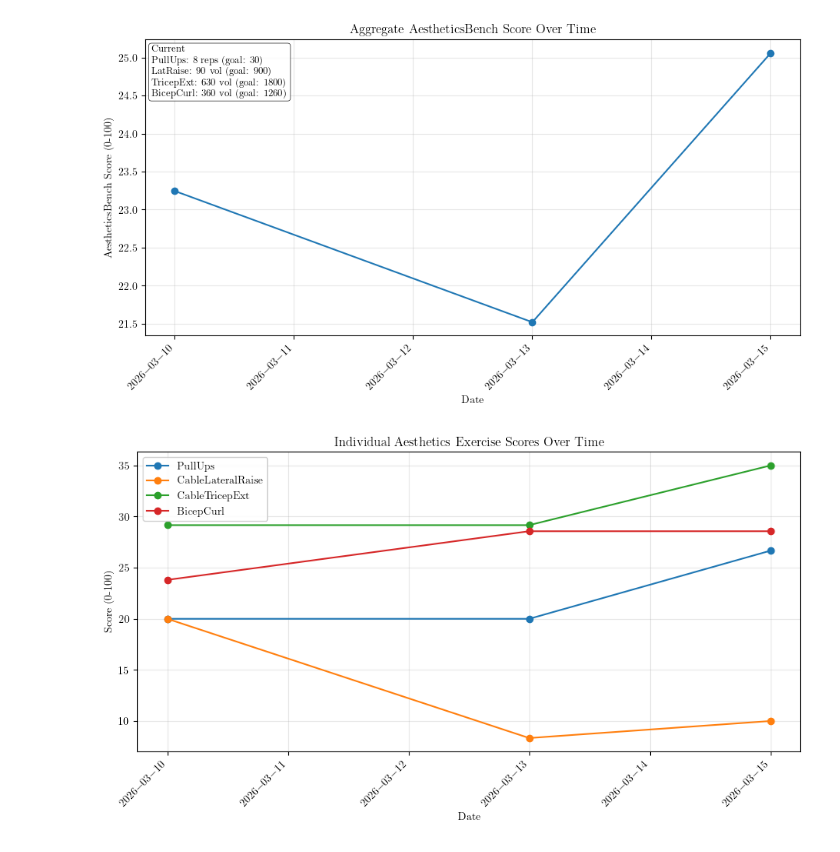
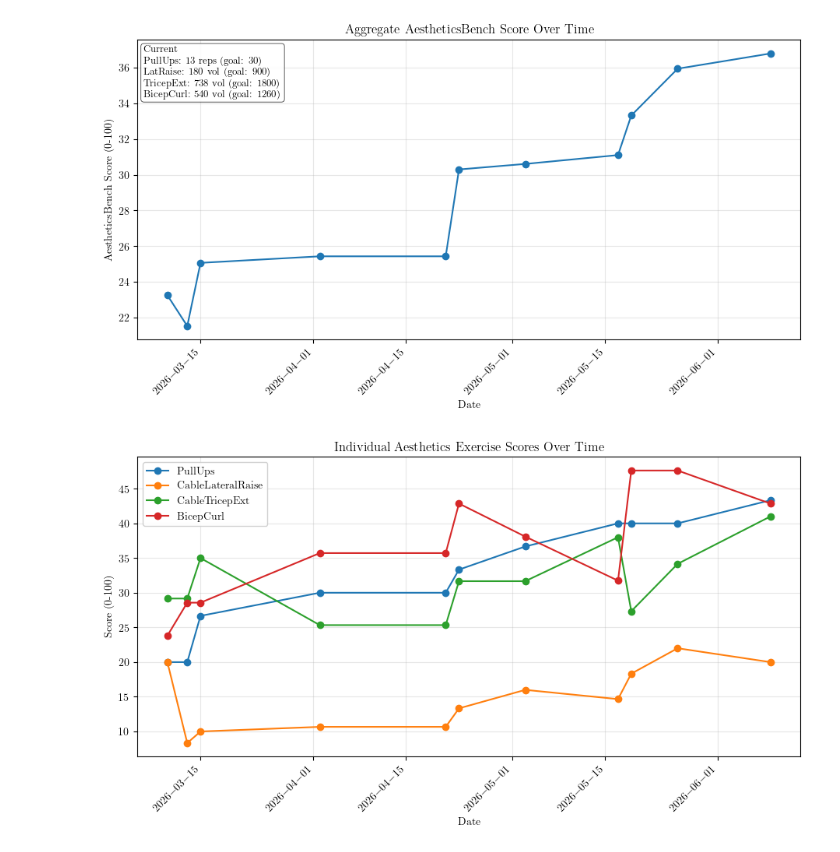
Before and after one commit to aidanvyas/human_evals, a Jupyter notebook: liftbench.ipynb, the cells around one changed output. Drawn from its saved outputs; the diff is of its cells as text; code cells hidden in the pictures.

```diff
--- a/liftbench.ipynb
+++ b/liftbench.ipynb
@@ -341,29 +138,5 @@ plt.savefig("plots/individual_liftbench", dpi=1000)
 # %%
-# Aesthetics Data
-# Format: (date, {exercise: [(reps, weight), ...] per set})
-# Pull Ups: bodyweight, tracked as (reps,) per set
-# Cable Lateral Raises, Cable Tricep Extensions, Bicep Curls: (reps, weight) per set
-
-aesthetics = [
-    ("2026-03-10", {
-        "PullUps": [(2,), (2,), (2,)],                          # 3 sets of 2 reps (bodyweight)
-        "CableLateralRaise": [(8, 7.5), (8, 7.5), (8, 7.5)],   # 3 sets of 8 reps at 7.5 lbs
-        "CableTricepExt": [(10, 17.5), (10, 17.5), (10, 17.5)], # 3 sets of 10 reps at 17.5 lbs
-        "BicepCurl": [(10, 10), (10, 10), (10, 10)],            # 3 sets of 10 reps at 10 lbs
-    }),
-    ("2026-03-13", {
-        "PullUps": [(3,), (3,)],                                 # 2 sets of 3 reps (bodyweight)
-        "CableLateralRaise": [(10, 2.5), (10, 2.5), (10, 2.5)], # 3 sets of 10 reps at 2.5 lbs
-        "CableTricepExt": [(10, 17.5), (10, 17.5), (10, 17.5)], # 3 sets of 10 reps at 17.5 lbs
-        "BicepCurl": [(12, 10), (12, 10), (12, 10)],            # 3 sets of 12 reps at 10 lbs
-    }),
-    ("2026-03-15", {
-        "PullUps": [(3,), (3,), (2,)],                           # 2 sets of 3 + 1 set of 2 reps (bodyweight)
-        "CableLateralRaise": [(12, 2.5), (12, 2.5), (12, 2.5)], # 3 sets of 12 reps at 2.5 lbs
-        "CableTricepExt": [(12, 17.5), (12, 17.5), (12, 17.5)], # 3 sets of 12 reps at 17.5 lbs
-        "BicepCurl": [(8, 15), (8, 15), (8, 15)],               # 3 sets of 8 reps at 15 lbs
-    }),
-]
+# Aesthetics data is loaded from data/aesthetics.csv below
 
 import matplotlib.pyplot as plt
 import matplotlib.dates as mdates
@@ -382,18 +155,17 @@ GOALS_AESTHETICS = {
     "BicepCurl": 35 * 36,            # 3x12 @ 35 lbs = 1260
 }
 
-# Compute volume per session per exercise
-rows = []
-for date, exercises in aesthetics:
-    row = {"Date": pd.to_datetime(date)}
-    for ex, sets in exercises.items():
-        if ex == "PullUps":
-            row[ex] = sum(s[0] for s in sets)  # total reps
-        else:
-            row[ex] = sum(reps * weight for reps, weight in sets)  # total volume
-    rows.append(row)
+# Load aesthetics data (date, exercise, set, reps, weight, notes) and compute per-session volume
+aes_long = pd.read_csv("data/aesthetics.csv", parse_dates=["date"])
+aes_long["volume"] = aes_long.apply(
+    lambda r: r["reps"] if r["exercise"] == "PullUps" else r["reps"] * r["weight"],
+    axis=1,
+)
+df_aes = (
+    aes_long.groupby(["date", "exercise"])["volume"].sum().unstack().sort_index().ffill()
+)  # carry forward last value for exercises not done that day
+df_aes.index.name = "Date"
 
-df_aes = pd.DataFrame(rows).set_index("Date").sort_index()
 
 # Score: volume / goal * 100, clipped to 0-100
 scores_aes = pd.DataFrame(
@@ -417,35 +189,35 @@ plt.setp(ax.get_xticklabels(), rotation=45, ha="right")
 # Add current values text box
 latest = df_aes.iloc[-1]
 labels = [
-    f"PullUps: {int(latest['PullUps'])} reps (goal: 30)",
+    f"PullUps: {int(latest['PullUps'])} reps (goal: 30)" if pd.notna(latest.get('PullUps')) else "PullUps: -",
     f"LatRaise: {latest['CableLateralRaise']:.0f} vol (goal: {GOALS_AESTHETICS['CableLateralRaise']})",
     f"TricepExt: {latest['CableTricepExt']:.0f} vol (goal: {GOALS_AESTHETICS['CableTricepExt']})",
     f"BicepCurl: {latest['BicepCurl']:.0f} vol (goal: {GOALS_AESTHETICS['BicepCurl']})",
 ]
 ax.text(
     0.01, 0.98, "Current\n" + "\n".join(labels),
     transform=ax.transAxes, va="top", ha="left",
     bbox={"boxstyle": "round", "facecolor": "white", "alpha": 0.9, "linewidth": 0.5},
     fontsize=9,
 )
 
 plt.savefig("plots/aggregate_aestheticsbench.png", dpi=1000, bbox_inches="tight")
 
 # --- Plot 2: Individual exercise scores ---
 fig, ax = plt.subplots(figsize=(11, 5))
 
 for ex in exercise_cols:
     ax.plot(scores_aes.index, scores_aes[ex], "o-", label=ex)
 
 ax.set_title("Individual Aesthetics Exercise Scores Over Time")
 ax.set_xlabel("Date")
 ax.set_ylabel("Score (0-100)")
 ax.grid(visible=True, alpha=0.3)
 ax.legend(loc="upper left", frameon=True, framealpha=0.9)
 ax.xaxis.set_major_formatter(mdates.DateFormatter("%Y-%m-%d"))
 plt.setp(ax.get_xticklabels(), rotation=45, ha="right")
 
 plt.savefig("plots/individual_aestheticsbench.png", dpi=1000, bbox_inches="tight")
 # %% [output]
-[figure, old version]
+[figure, new version]
-[figure, old version]
+[figure, new version]
```
Also changed, not shown: parts of 1 cell of this notebook, 5 other files.
